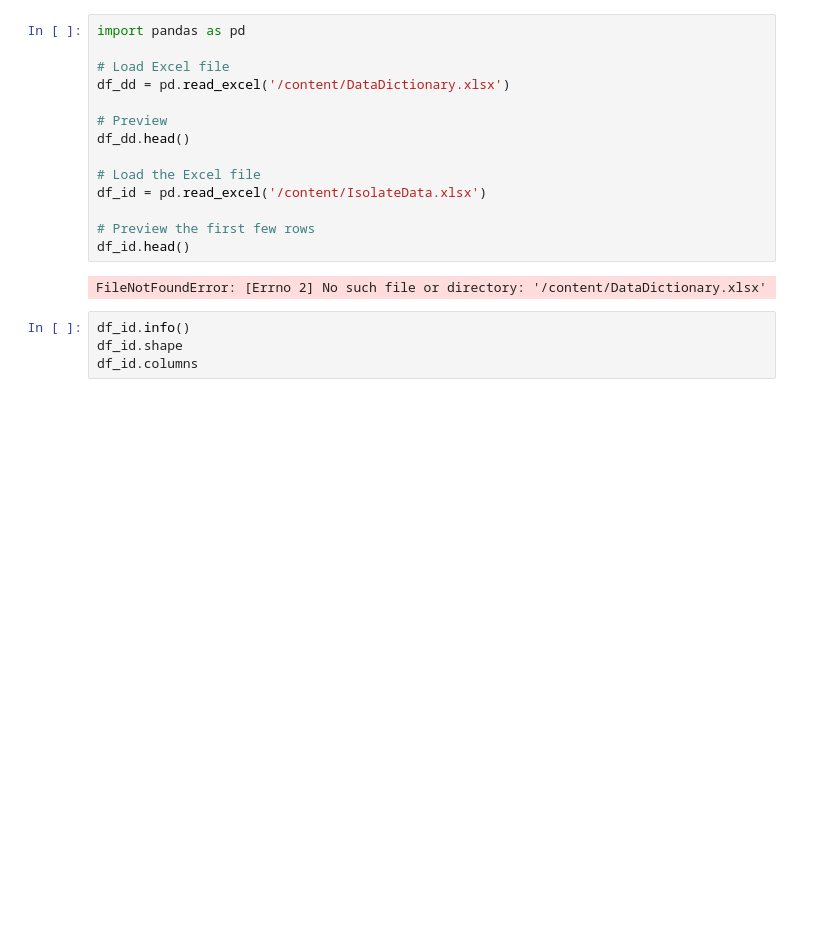
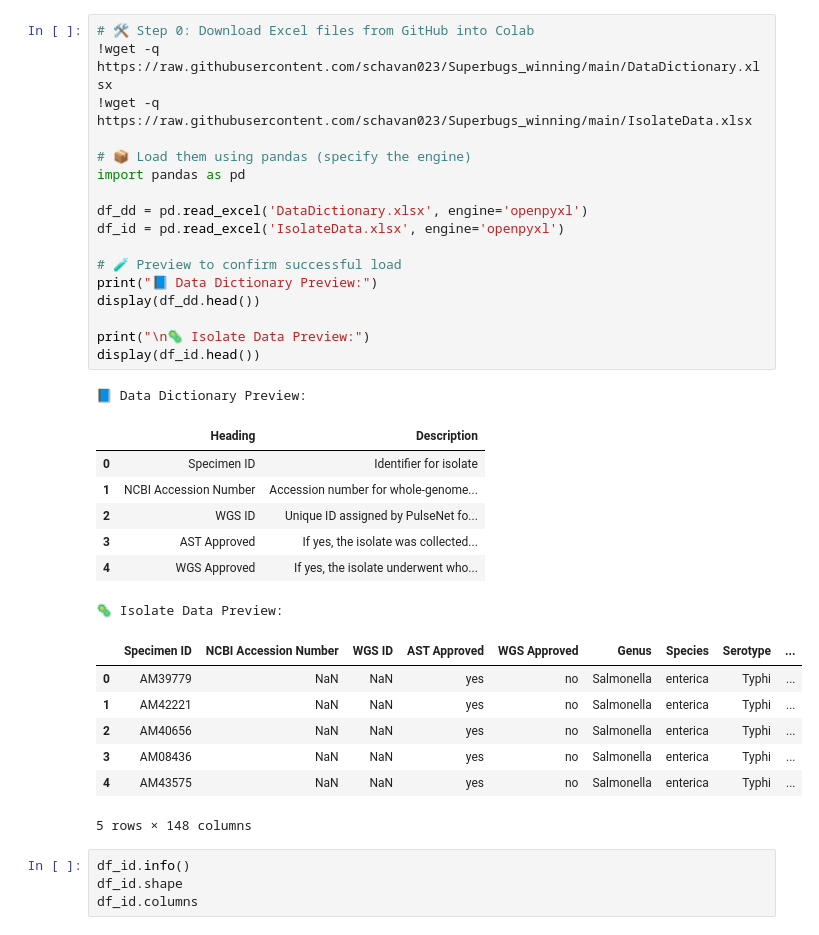
Before and after one commit to schavan023/Superbugs_winning, a Jupyter notebook: Superbugs_winning.ipynb, the cells around one changed output. Drawn from its saved outputs; the diff is of its cells as text; blank space fills up the shorter version.

Commit message:
Read input files from GitHub

```diff
--- a/Superbugs_winning.ipynb
+++ b/Superbugs_winning.ipynb
@@ -1,21 +1,38 @@
 # %% [markdown]
 <a href="https://colab.research.google.com/github/schavan023/Superbugs_winning/blob/main/Superbugs_winning.ipynb" target="_parent"><img src="https://colab.research.google.com/assets/colab-badge.svg" alt="Open In Colab"/></a>
-# %%
-import pandas as pd
-
-# Load Excel file
-df_dd = pd.read_excel('/content/DataDictionary.xlsx')
-
-# Preview
-df_dd.head()
-
-# Load the Excel file
-df_id = pd.read_excel('/content/IsolateData.xlsx')
-
-# Preview the first few rows
-df_id.head()
-# %% [output]
-FileNotFoundError: [Errno 2] No such file or directory: '/content/DataDictionary.xlsx'
+# %%
+# 🛠 Step 0: Download Excel files from GitHub into Colab
+!wget -q https://raw.githubusercontent.com/schavan023/Superbugs_winning/main/DataDictionary.xlsx
+!wget -q https://raw.githubusercontent.com/schavan023/Superbugs_winning/main/IsolateData.xlsx
+
+# 📦 Load them using pandas (specify the engine)
+import pandas as pd
+
+df_dd = pd.read_excel('DataDictionary.xlsx', engine='openpyxl')
+df_id = pd.read_excel('IsolateData.xlsx', engine='openpyxl')
+
+# 🧪 Preview to confirm successful load
+print("📘 Data Dictionary Preview:")
+display(df_dd.head())
+
+print("\n🦠 Isolate Data Preview:")
+display(df_id.head())
+# %% [output]
+📘 Data Dictionary Preview:
+|  | Heading | Description |
+| 0 | Specimen ID | Identifier for isolate |
+| 1 | NCBI Accession Number | Accession number for whole-genome... |
+| 2 | WGS ID | Unique ID assigned by PulseNet fo... |
+| 3 | AST Approved | If yes, the isolate was collected... |
+| 4 | WGS Approved | If yes, the isolate underwent who... |
+🦠 Isolate Data Preview:
+|  | Specimen ID | NCBI Accession Number | WGS ID | AST Approved | WGS Approved | Genus | Species | Serotype | ... |
+| 0 | AM39779 | NaN | NaN | yes | no | Salmonella | enterica | Typhi | ... |
+| 1 | AM42221 | NaN | NaN | yes | no | Salmonella | enterica | Typhi | ... |
+| 2 | AM40656 | NaN | NaN | yes | no | Salmonella | enterica | Typhi | ... |
+| 3 | AM08436 | NaN | NaN | yes | no | Salmonella | enterica | Typhi | ... |
+| 4 | AM43575 | NaN | NaN | yes | no | Salmonella | enterica | Typhi | ... |
+5 rows × 148 columns
 # %%
 df_id.info()
 df_id.shape
```
